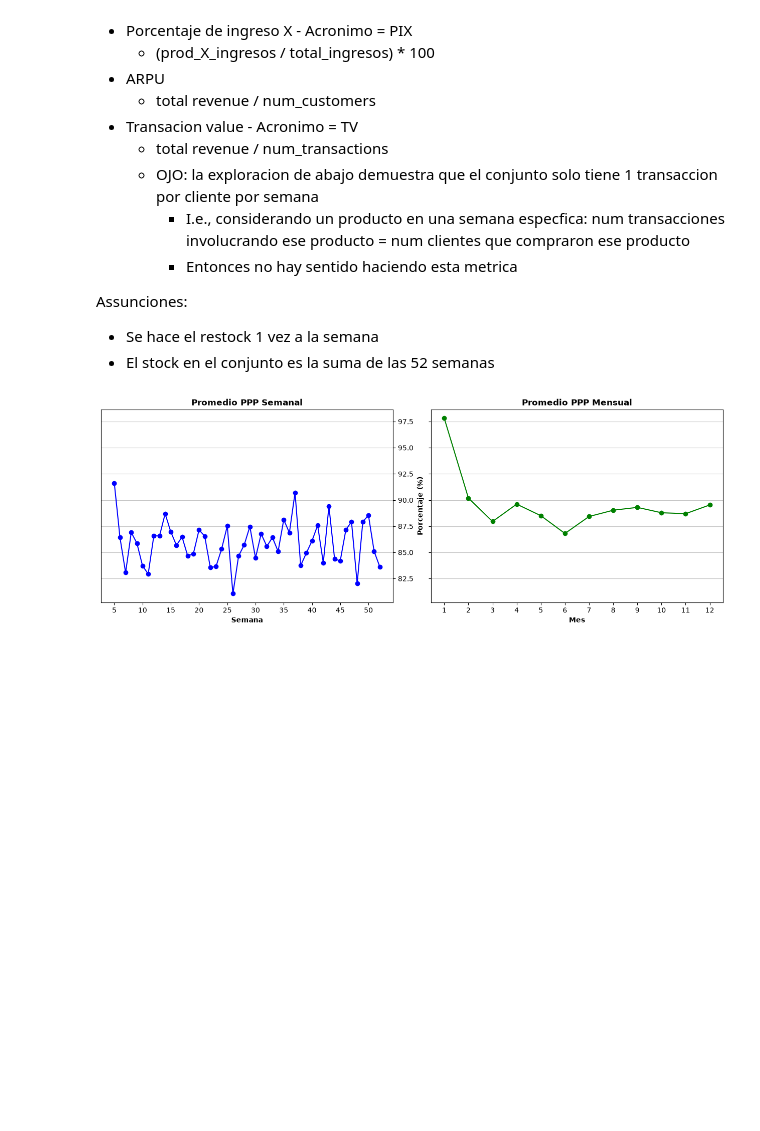
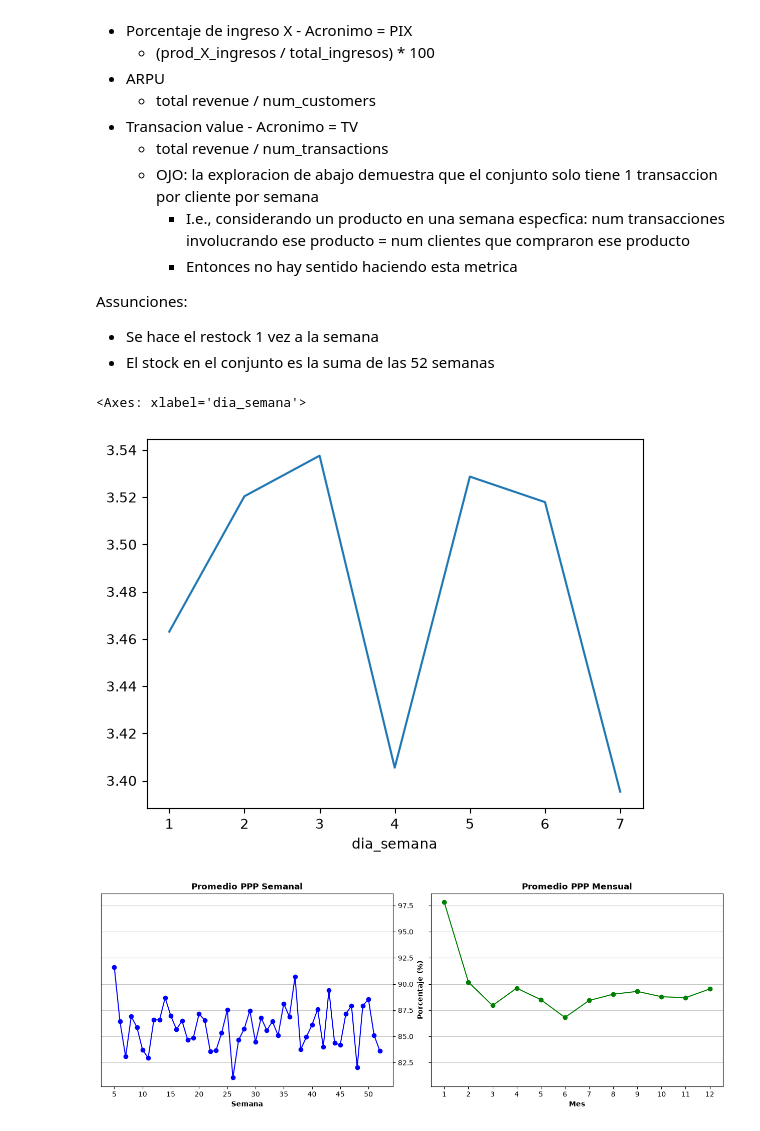
Before and after one commit to jp21bp/DS_Proyectos, a Jupyter notebook: 4_DemandaForecasting/eda.ipynb, the cells around one changed output. Cells and saved outputs as stored; diff of their text form; code cells hidden in the pictures; blank space fills up the shorter version.

```diff
--- a/4_DemandaForecasting/eda.ipynb
+++ b/4_DemandaForecasting/eda.ipynb
@@ -185,6 +185,36 @@ Metricas de este proyecto:
 Assunciones:
 * Se hace el restock 1 vez a la semana
 * El stock en el conjunto es la suma de las 52 semanas
+# %%
+##### Investigando 'cantidad'
+    # 'cantidad' es la variable utilizada en todas estas metricas
+# df.groupby(by='nombre', as_index=False)\
+#     .agg(
+#         sum= pd.NamedAgg(
+#             column= 'cantidad', aggfunc= lambda series: series.sum()
+#         ),
+#         promedio= pd.NamedAgg(
+#             column='cantidad', aggfunc= lambda series: series.mean()
+#         )
+#     )
+
+
+# df.groupby(by='dia_semana')\
+#     ['cantidad'].agg('mean')\
+#     .plot()
+
+tmp = df.groupby(by=['dia_semana','nombre'], as_index=False)\
+    ['cantidad'].mean()
+
+foods = tmp.sort_values(by='cantidad')['nombre'][:5].values.tolist()
+
+plt.plot(
+    range(len(tmp['dia_semana'].unique())),
+    tmp[tmp['nombre']==]
+)
+# %% [output]
+<Axes: xlabel='dia_semana'>
+[figure, added]
 # %%
 ##### Funcion que crea DF dependiendo en la granularidad deseada
 def df_granularidad(granularidad: str):
```
Also changed, not shown: parts of 1 cell of this notebook, 1 other file.
